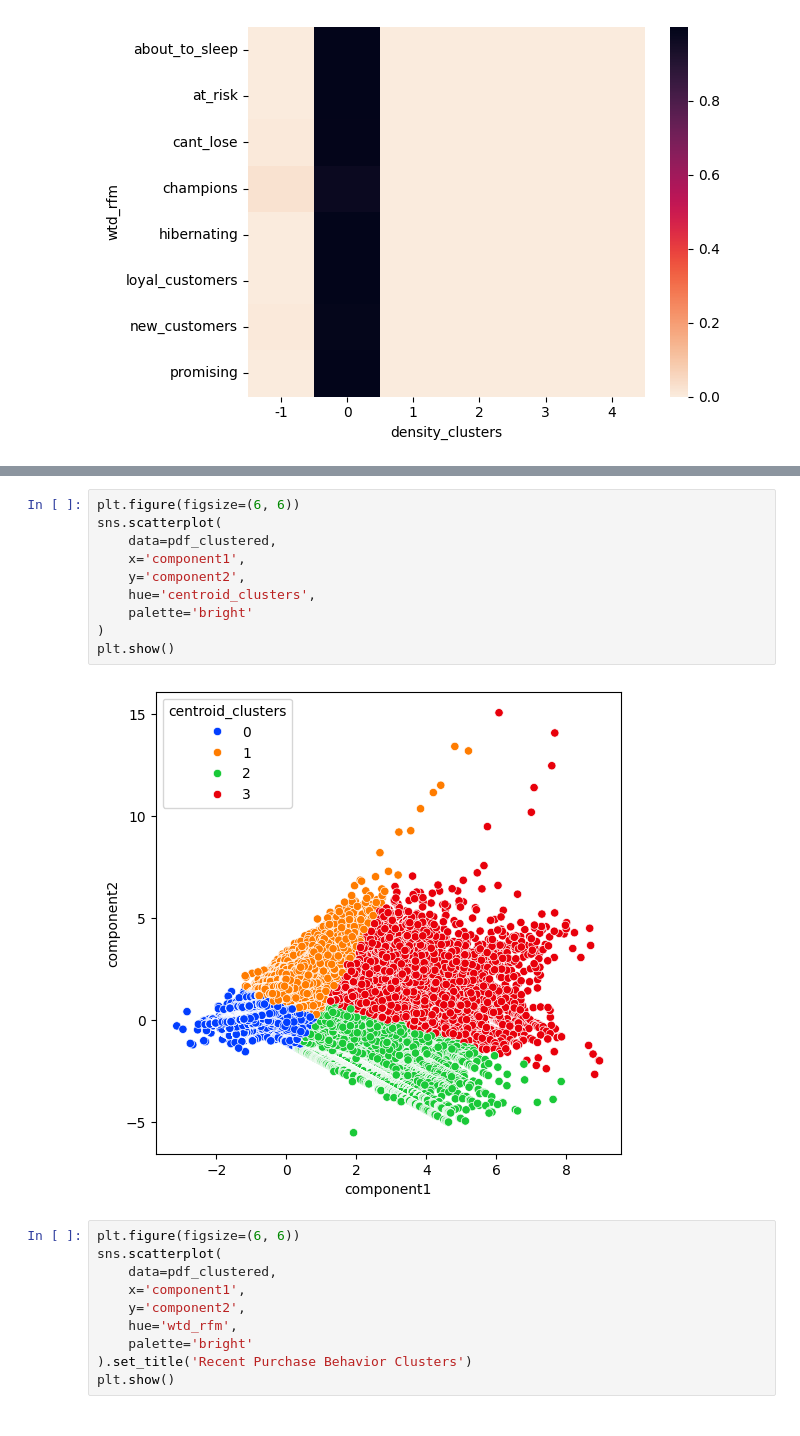
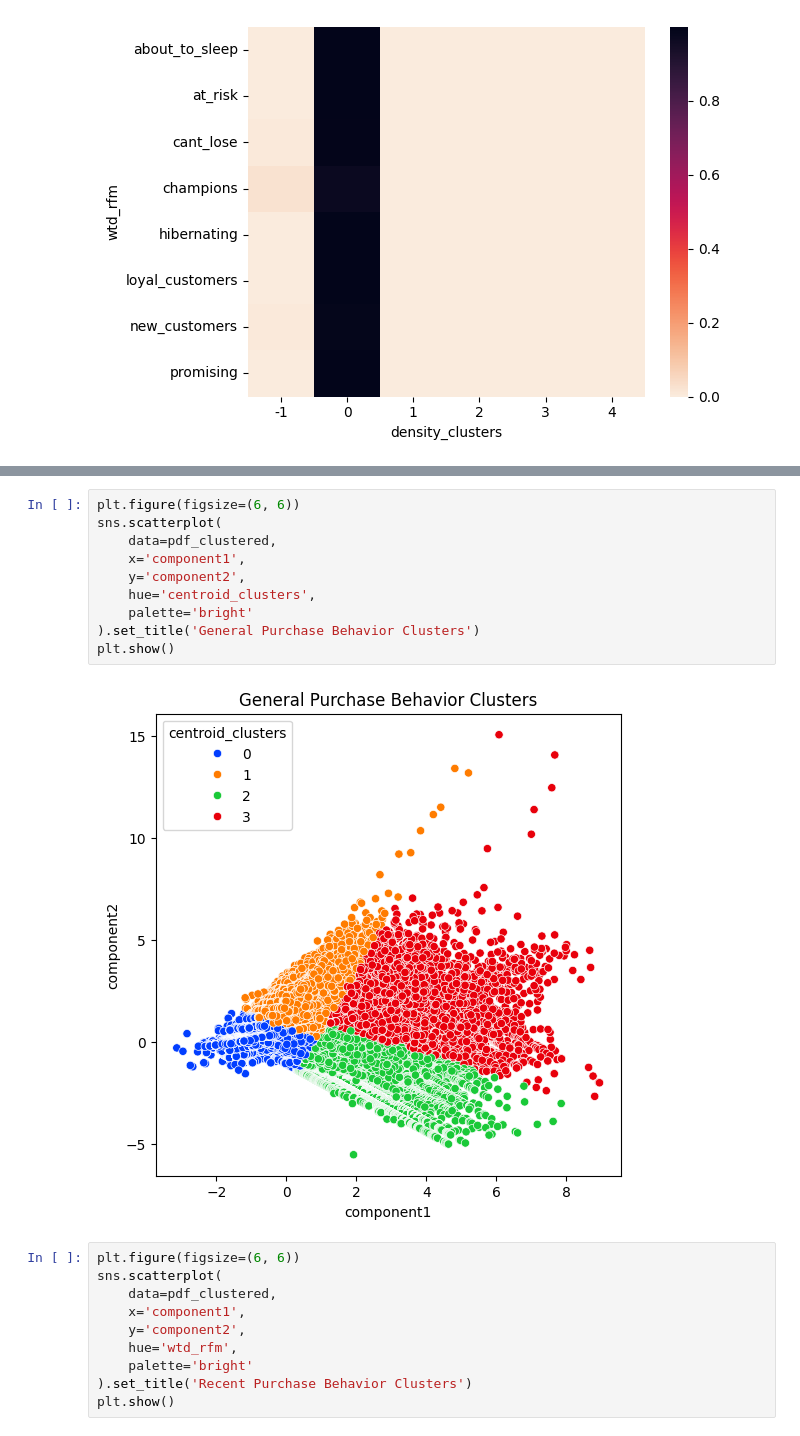
Before and after one commit to franciscogmm/scheduling-platform-segmentation, a Jupyter notebook: notebooks/segmentation_high_level.ipynb, the cells around one changed output, grey strips where cells are left out. Drawn from its saved outputs; the diff is of its cells as text.

```diff
--- a/notebooks/segmentation_high_level.ipynb
+++ b/notebooks/segmentation_high_level.ipynb
@@ -395,15 +395,15 @@ plt.show()
 # %%
 plt.figure(figsize=(6, 6))
 sns.scatterplot(
     data=pdf_clustered,
     x='component1',
     y='component2',
     hue='centroid_clusters',
     palette='bright'
-)
+).set_title('General Purchase Behavior Clusters')
 plt.show()
 # %% [output]
-[figure, old version]
+[figure, new version]
 # %%
 plt.figure(figsize=(6, 6))
 sns.scatterplot(
```
Also changed, not shown: parts of 1 cell of this notebook.
